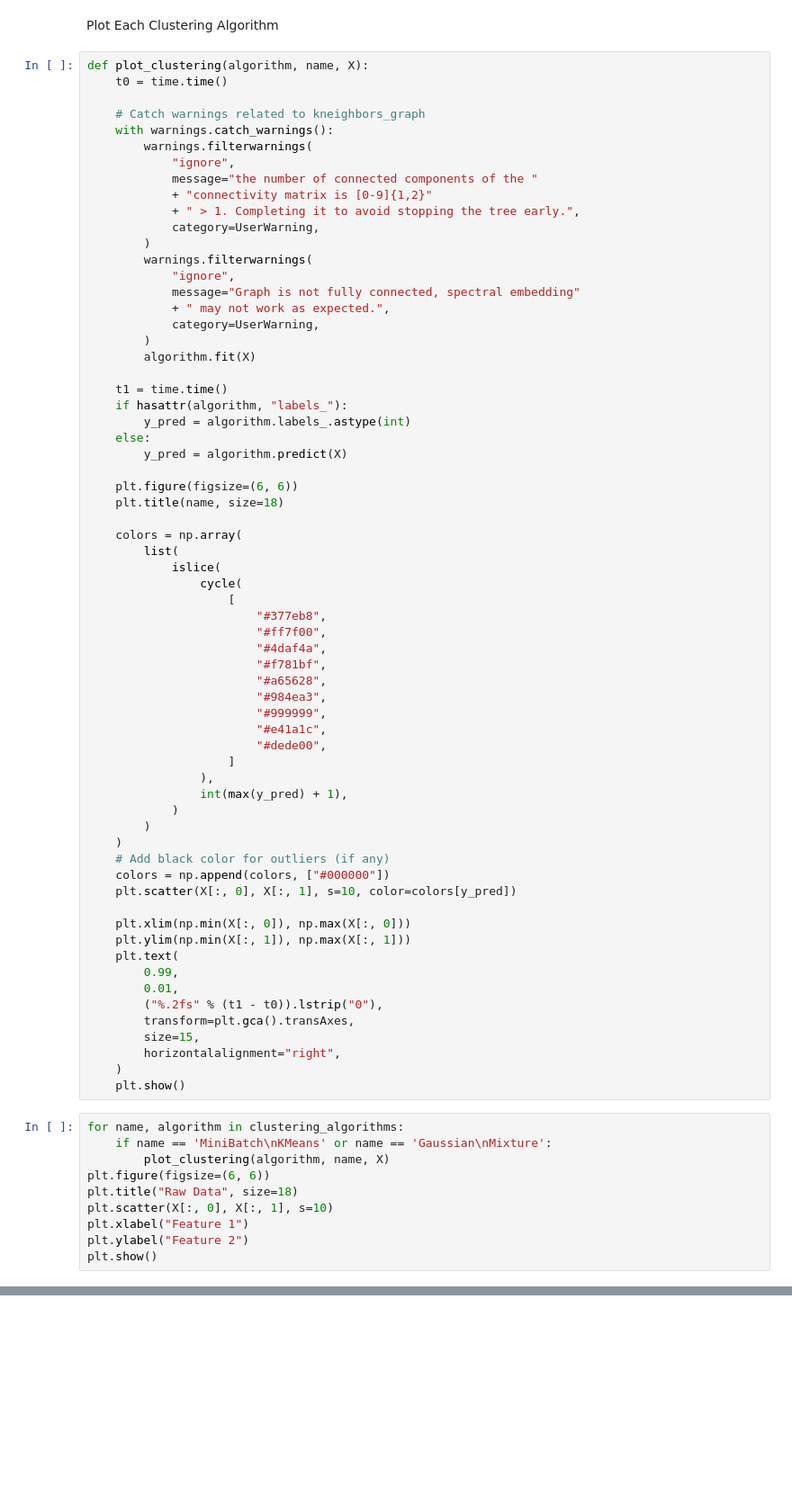
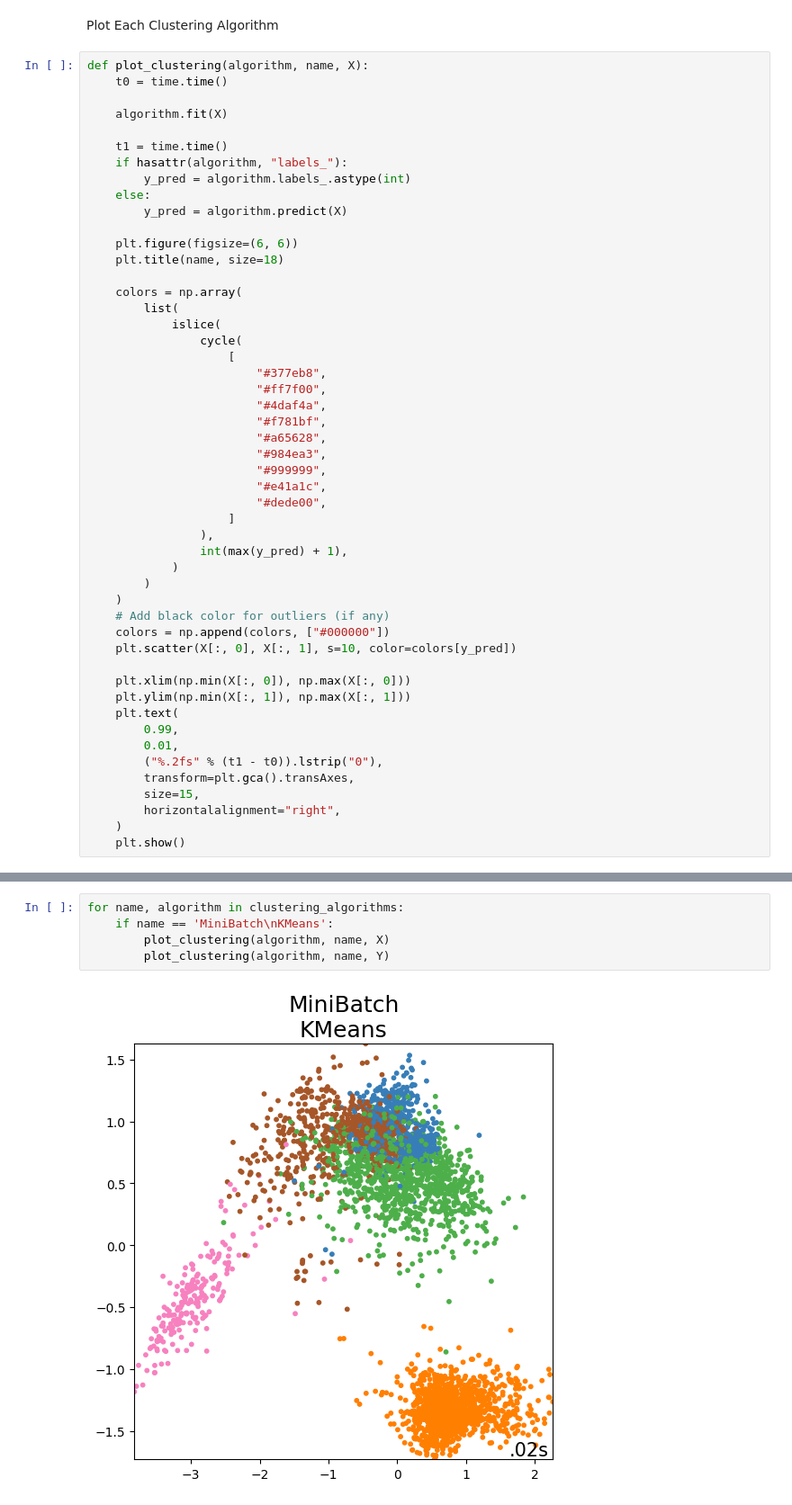
Before and after one commit to IIHermandII/P7-EIT-AAU, a Jupyter notebook: ClusteringUnlabeled.ipynb, the cells around one changed output, grey strips where cells are left out. Shown at 90% size. Saved outputs shown, nothing was run; the diff lists cells and outputs as text; blank space fills up the shorter version.

Commit message:
Unlabeled data generator

```diff
--- a/ClusteringUnlabeled.ipynb
+++ b/ClusteringUnlabeled.ipynb
@@ -151,22 +104,7 @@ Plot Each Clustering Algorithm
 def plot_clustering(algorithm, name, X):
     t0 = time.time()
 
-    # Catch warnings related to kneighbors_graph
-    with warnings.catch_warnings():
-        warnings.filterwarnings(
-            "ignore",
-            message="the number of connected components of the "
-            + "connectivity matrix is [0-9]{1,2}"
-            + " > 1. Completing it to avoid stopping the tree early.",
-            category=UserWarning,
-        )
-        warnings.filterwarnings(
-            "ignore",
-            message="Graph is not fully connected, spectral embedding"
-            + " may not work as expected.",
-            category=UserWarning,
-        )
-        algorithm.fit(X)
+    algorithm.fit(X)
 
     t1 = time.time()
     if hasattr(algorithm, "labels_"):
@@ -212,13 +150,3 @@ def plot_clustering(algorithm, name, X):
         horizontalalignment="right",
     )
     plt.show()
-# %%
-for name, algorithm in clustering_algorithms:
-    if name == 'MiniBatch\nKMeans' or name == 'Gaussian\nMixture':
-        plot_clustering(algorithm, name, X)
-plt.figure(figsize=(6, 6))
-plt.title("Raw Data", size=18)
-plt.scatter(X[:, 0], X[:, 1], s=10)
-plt.xlabel("Feature 1")
-plt.ylabel("Feature 2")
-plt.show()
@@ -228,0 +153,7 @@ plt.show()
+# %%
+for name, algorithm in clustering_algorithms:
+    if name == 'MiniBatch\nKMeans':
+        plot_clustering(algorithm, name, X)
+        plot_clustering(algorithm, name, Y)
+# %% [output]
+[figure, added]
```
Also changed, not shown: parts of 11 cells of this notebook.
